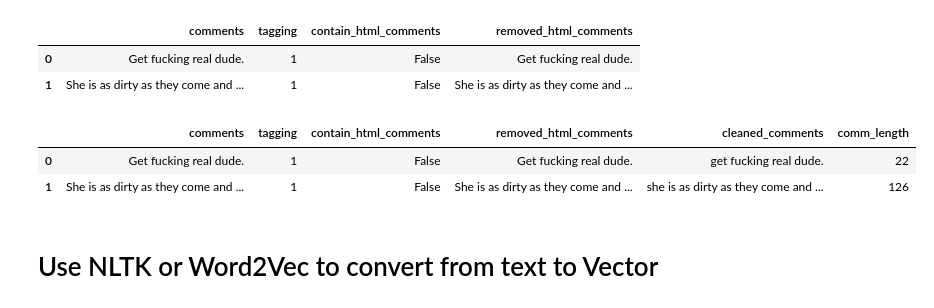
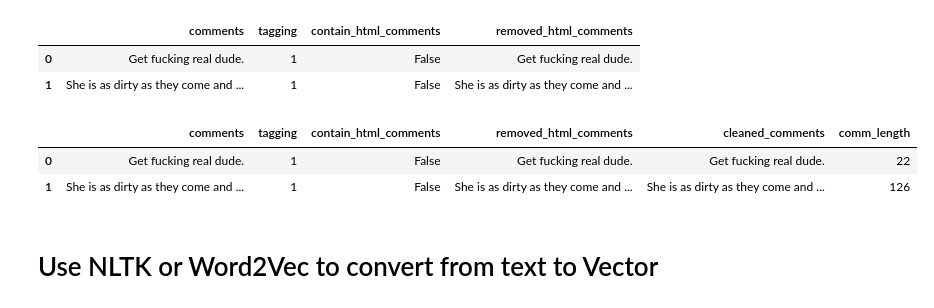
Before and after one commit to zoe-yeh/suspicious-comms-detection, a Jupyter notebook: suspicious-communication-on-social-platforms.ipynb, the cells around one changed output. Drawn from its saved outputs; the diff is of its cells as text; code cells hidden in the pictures.

```diff
--- a/suspicious-communication-on-social-platforms.ipynb
+++ b/suspicious-communication-on-social-platforms.ipynb
@@ -67,7 +116,7 @@ def rm_space_and_characters(text):
 # %% [markdown]
 # load datasets
 # %%
-comms = pd.read_csv("/kaggle/input/suspicious-communication-on-social-platforms/Suspicious Communication on Social Platforms.csv")
+comms = pd.read_csv("/content/dataset/Suspicious Communication on Social Platforms.csv")
 print(comms.shape)
 comms.head(2)
 # %% [output]
@@ -110,15 +159,14 @@ comms.head(2)
 # %%
 # remove space and characters
 comms['cleaned_comments'] = comms['removed_html_comments'].apply(lambda s: rm_space_and_characters(s))
 
 # make all word to lower case
-comms['cleaned_comments'] = comms['cleaned_comments'].apply(lambda s: s.lower())
 comms['comm_length'] = comms['cleaned_comments'].apply(lambda s: len(s))
 
 comms.head(2)
 # %% [output]
 |  | comments | tagging | contain_html_comments | removed_html_comments | cleaned_comments | comm_length |
-| 0 | Get fucking real dude. | 1 | False | Get fucking real dude. | get fucking real dude. | 22 |
-| 1 | She is as dirty as they come and ... | 1 | False | She is as dirty as they come and ... | she is as dirty as they come and ... | 126 |
+| 0 | Get fucking real dude. | 1 | False | Get fucking real dude. | Get fucking real dude. | 22 |
+| 1 | She is as dirty as they come and ... | 1 | False | She is as dirty as they come and ... | She is as dirty as they come and ... | 126 |
 # %% [markdown]
 # Use NLTK or Word2Vec to convert from text to Vector
```
Also changed, not shown: parts of 10 cells of this notebook.
